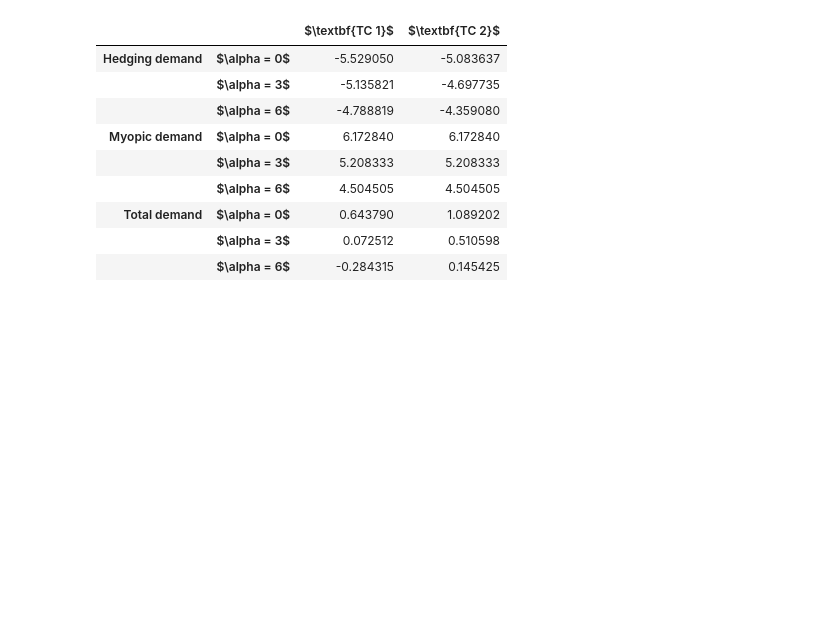
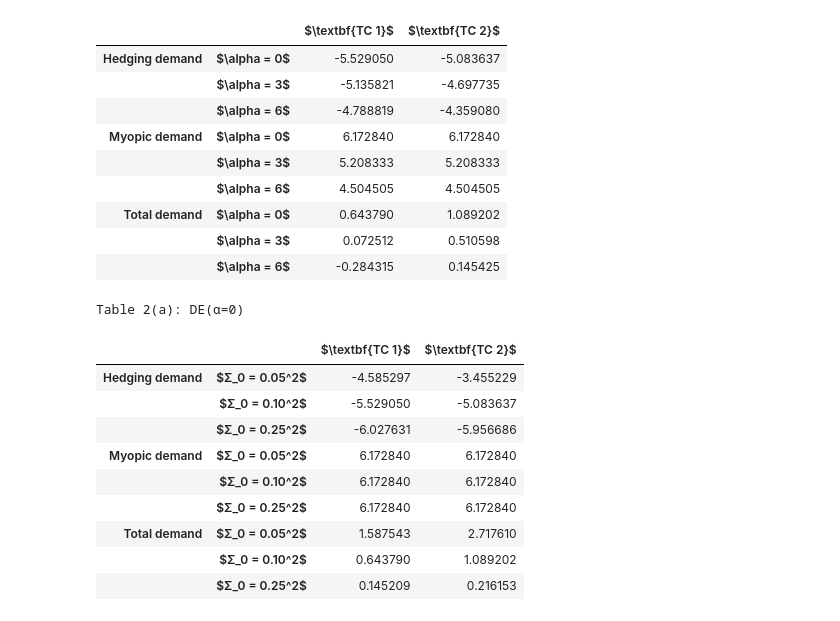
Before and after one commit to lphansen/PortfolioChoice, a Jupyter notebook: PortfolioSolution.ipynb, the cells around one changed output. Drawn from its saved outputs; the diff is of its cells as text; code cells hidden in the pictures; blank space fills up the shorter version.

Commit message:
update table 2 and table 3

```diff
--- a/PortfolioSolution.ipynb
+++ b/PortfolioSolution.ipynb
@@ -403,3 +411,57 @@ Table 1: γ = 5, and Σ_0 = 0.1^2
 | Total demand | $\alpha = 0$ | 0.643790 | 1.089202 |
 |  | $\alpha = 3$ | 0.072512 | 0.510598 |
 |  | $\alpha = 6$ | -0.284315 | 0.145425 |
+# %%
+# table 2(a)
+γ = 5
+alpha = 0
+
+temp = []
+for Σ in [0.05**2, 0.10**2, 0.25**2]:
+    hed_temp = []
+    k2_Miao, _ = simulate_K0(25, 0.1, args=(Σ, B_y, γ, alpha, δ, r), limitingTerm=False)
+    hed_Miao = hedging_slope(k2_Miao[0], args=(Σ, B_y, γ, alpha, δ, r))
+    k2_Hansen, _ = simulate_K0(100_000, 0.1, args=(Σ, B_y, γ, alpha, δ, r), limitingTerm=True)
+    hed_Hansen = hedging_slope(k2_Hansen[0], args=(Σ, B_y, γ, alpha, δ, r))
+    hed_temp.append(hed_Hansen)
+    hed_temp.append(hed_Miao)
+    temp.append(hed_temp)
+
+for Σ in [0.05**2, 0.10**2, 0.25**2]:
+    my_temp = []
+    k2_Miao, _ = simulate_K0(25, 0.1, args=(Σ, B_y, γ, alpha, δ, r), limitingTerm=False)
+    my_Miao = myopic_slope(args=(Σ, B_y, γ, alpha, δ, r))
+    k2_Hansen, _ = simulate_K0(100_000, 0.1, args=(Σ, B_y, γ, alpha, δ, r), limitingTerm=True)
+    my_Hansen = myopic_slope(args=(Σ, B_y, γ, alpha, δ, r))
+    my_temp.append(my_Hansen)
+    my_temp.append(my_Miao)
+    temp.append(my_temp)
+
+for Σ in [0.05**2, 0.10**2, 0.25**2]:
+    total_temp = []
+    k2_Miao, _ = simulate_K0(25, 0.1, args=(Σ, B_y, γ, alpha, δ, r), limitingTerm=False)
+    total_Miao = total_slope(k2_Miao[0], args=(Σ, B_y, γ, alpha, δ, r))
+    k2_Hansen, _ = simulate_K0(100_000, 0.1, args=(Σ, B_y, γ, alpha, δ, r), limitingTerm=True)
+    total_Hansen = total_slope(k2_Hansen[0], args=(Σ, B_y, γ, alpha, δ, r))
+    total_temp.append(total_Hansen)
+    total_temp.append(total_Miao)
+    temp.append(total_temp)
+
+data2a = temp
+contents = ["Hedging demand", "Myopic demand", "Total demand"]
+ids = pd.MultiIndex.from_product([contents, ['$Σ_0 = 0.05^2$', '$Σ_0 = 0.10^2$', "$Σ_0 = 0.25^2$"]])
+tab2a = pd.DataFrame(data2a, index=ids, columns=["$\textbf{TC 1}$", "$\textbf{TC 2}$"])
+print("Table 2(a): DE(α=0)")
+tab2a
+# %% [output]
+Table 2(a): DE(α=0)
+|  |  | $\textbf{TC 1}$ | $\textbf{TC 2}$ |
+| Hedging demand | $Σ_0 = 0.05^2$ | -4.585297 | -3.455229 |
+|  | $Σ_0 = 0.10^2$ | -5.529050 | -5.083637 |
+|  | $Σ_0 = 0.25^2$ | -6.027631 | -5.956686 |
+| Myopic demand | $Σ_0 = 0.05^2$ | 6.172840 | 6.172840 |
+|  | $Σ_0 = 0.10^2$ | 6.172840 | 6.172840 |
+|  | $Σ_0 = 0.25^2$ | 6.172840 | 6.172840 |
+| Total demand | $Σ_0 = 0.05^2$ | 1.587543 | 2.717610 |
+|  | $Σ_0 = 0.10^2$ | 0.643790 | 1.089202 |
+|  | $Σ_0 = 0.25^2$ | 0.145209 | 0.216153 |
```
Also changed, not shown: parts of 28 cells of this notebook.
